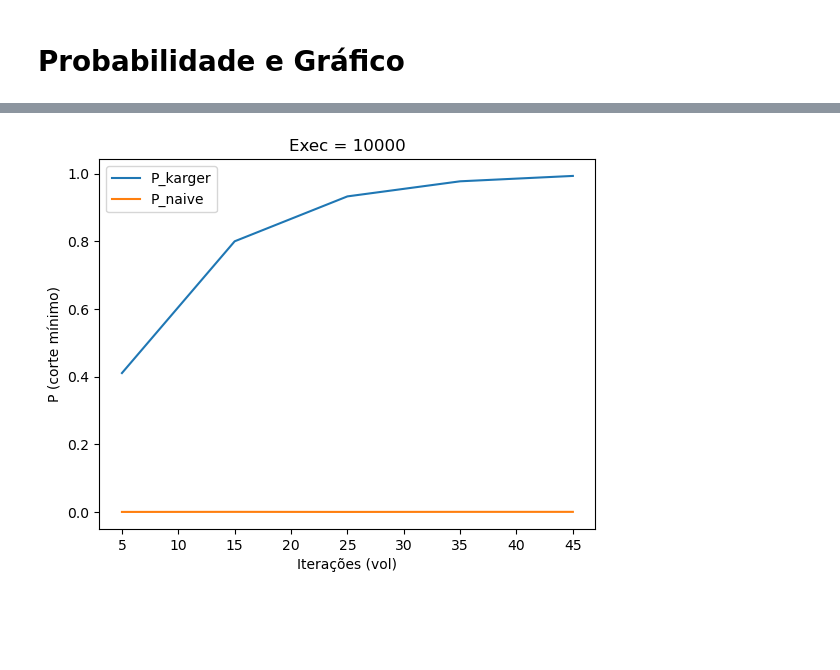
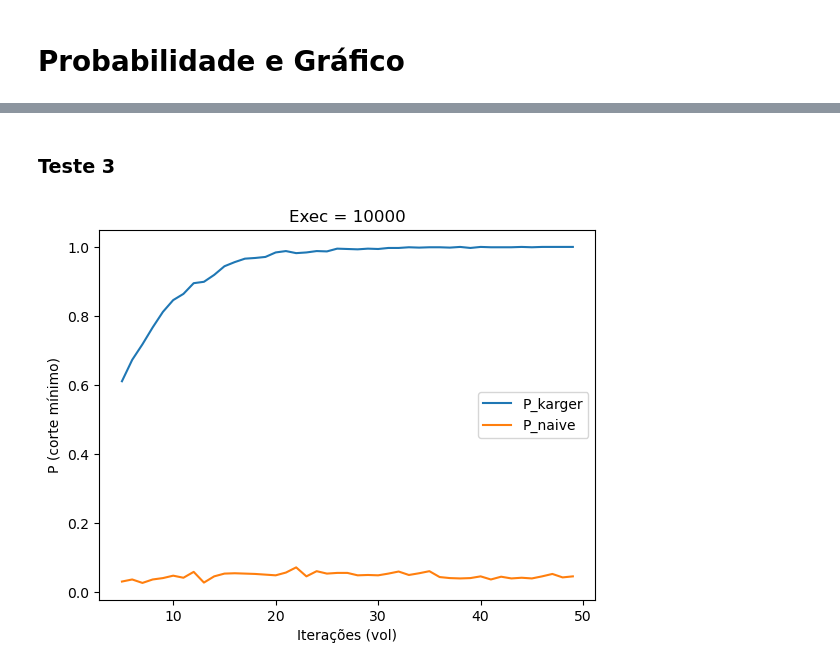
Before and after one commit to Jayvolv/Grafos, a Jupyter notebook: Trabalho_3.ipynb, the cells around one changed output, grey strips where cells are left out. Drawn from its saved outputs; the diff is of its cells as text; code cells hidden in the pictures; blank space fills up the shorter version.

Commit message:
Update no naive_alg e adição de exemplos

```diff
--- a/Trabalho_3.ipynb
+++ b/Trabalho_3.ipynb
@@ -9,8 +9,6 @@ from auxx import *
 from graph import *
 import random as rd
 import matplotlib.pyplot as plt
-# %%
-G = graph.from_a_file("graph_type2_2")
 # %% [markdown]
 # Algoritmo de Karger
 # %%
@@ -150,7 +109,8 @@ def descompact(tuple_):
 # %% [markdown]
 # Probabilidade e Gráfico
 # %%
-def P_Karger_and_Naive (G : graph, exec : int, iter : int, step : int, min_ : int, tol : int, max_iter : int):
+def P_Karger_and_Naive (G : graph, exec : int, iter : int, step : int, min_ : int,
+                        tol : int, max_iter : int):
     p = 0
     x_iter = []
     y_k_prob = []
@@ -167,6 +127,7 @@ def P_Karger_and_Naive (G : graph, exec : int, iter : int, step : int, min_ : in
 
             if k == min_:
                 count_min_k += 1
+
             if n == min_:
                 count_min_n += 1
 
@@ -187,11 +194,18 @@ x, y_k, y_n = P_Karger_and_Naive(G = G, exec = 10000, iter = 5, step = 10, min_
+# %% [markdown]
+### Teste 3
+# %%
+G3 = graph.from_a_file("graph_type2_3")
+# %%
+x_3, y_k_3, y_n_3 = P_Karger_and_Naive(G = G3, exec = 1000, iter = 5, step = 1,
+                                 min_ = 9, tol = 0.98, max_iter = 50)
 # %%
 plt.plot()
-plt.plot(x, y_k, label = "P_karger")
-plt.plot(x, y_n, label = "P_naive")
+plt.plot(x_3, y_k_3, label = "P_karger")
+plt.plot(x_3, y_n_3, label = "P_naive")
 plt.title("Exec = 10000")
 plt.xlabel("Iterações (vol)")
 plt.ylabel("P (corte mínimo)")
 plt.legend()
 plt.show()
 # %% [output]
-[figure, old version]
+[figure, new version]
```
Also changed, not shown: parts of 16 cells of this notebook, 5 other files.
